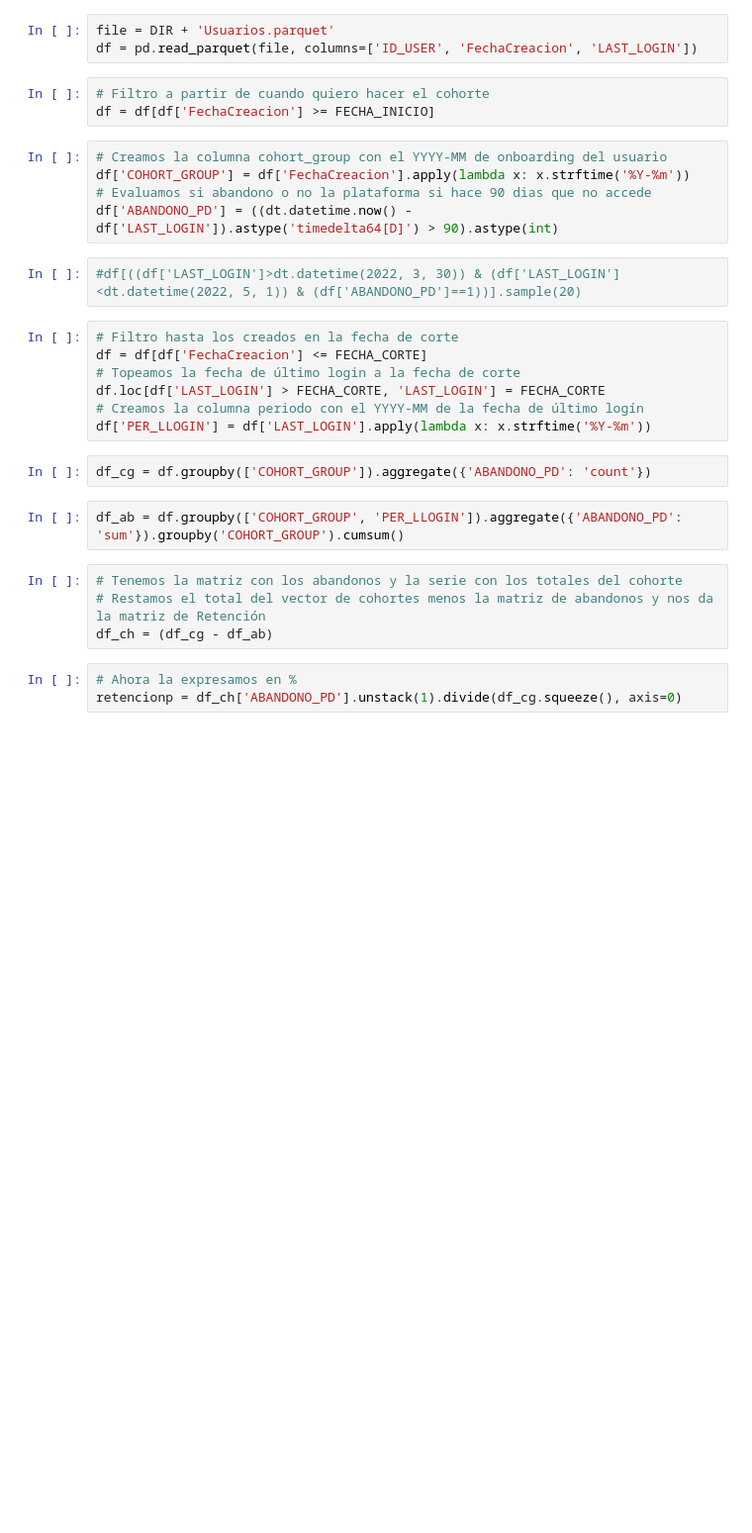
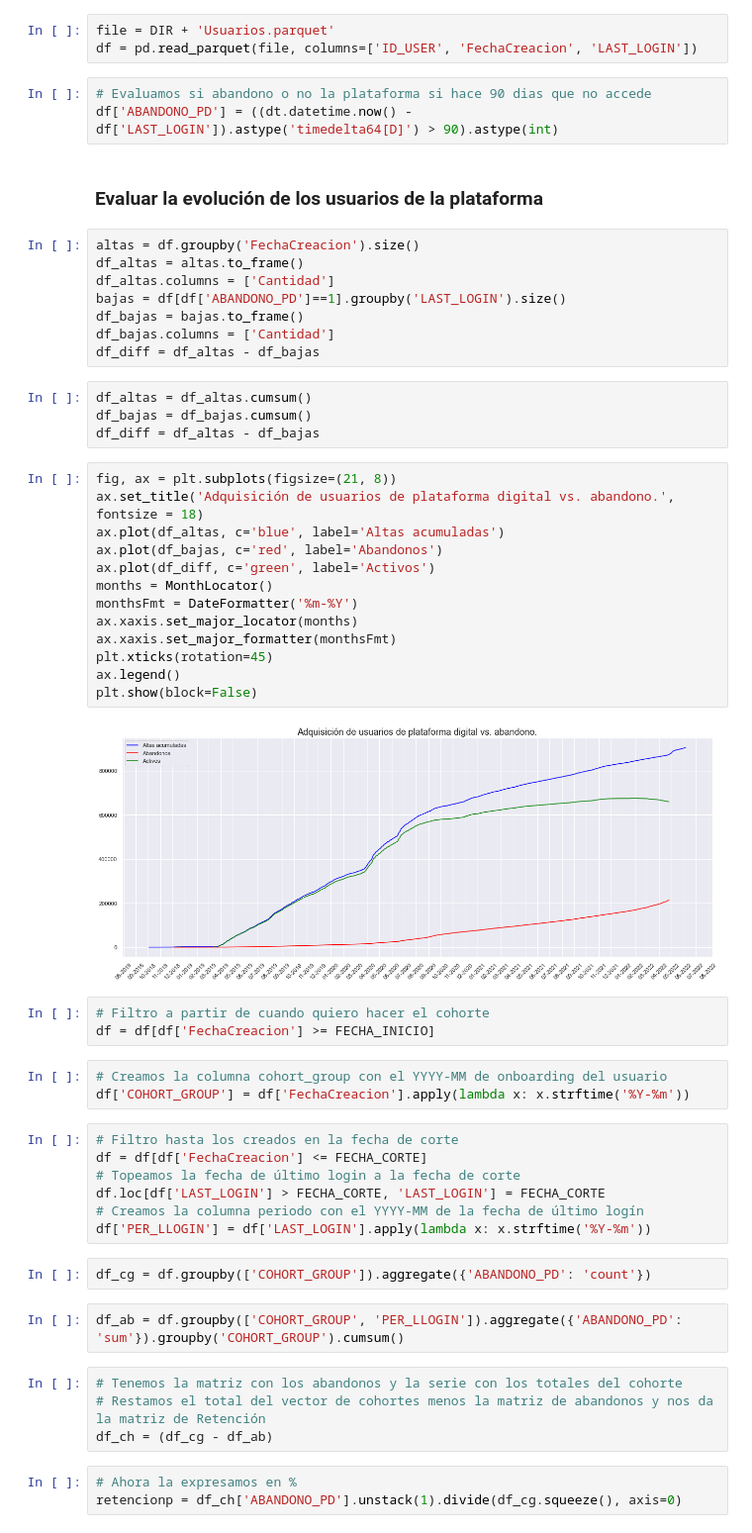
Before and after one commit to pfauda/trayecto3, a Jupyter notebook: Notebooks/Cohort.ipynb, the cells around one changed output. Shown at 99% size. Cells and saved outputs as stored; diff of their text form; blank space fills up the shorter version.

Commit message:
Se agrega adquisición vs abandono.

```diff
--- a/Notebooks/Cohort.ipynb
+++ b/Notebooks/Cohort.ipynb
@@ -28,16 +31,44 @@ FECHA_CORTE = dt.datetime(2022, 4, 30)
 # %%
 file = DIR + 'Usuarios.parquet'
 df = pd.read_parquet(file, columns=['ID_USER', 'FechaCreacion', 'LAST_LOGIN'])
+# %%
+# Evaluamos si abandono o no la plataforma si hace 90 dias que no accede
+df['ABANDONO_PD'] = ((dt.datetime.now() - df['LAST_LOGIN']).astype('timedelta64[D]') > 90).astype(int)
+# %% [markdown]
+### Evaluar la evolución de los usuarios de la plataforma
+# %%
+altas = df.groupby('FechaCreacion').size()
+df_altas = altas.to_frame()
+df_altas.columns = ['Cantidad']
+bajas = df[df['ABANDONO_PD']==1].groupby('LAST_LOGIN').size()
+df_bajas = bajas.to_frame()
+df_bajas.columns = ['Cantidad']
+df_diff = df_altas - df_bajas
+# %%
+df_altas = df_altas.cumsum()
+df_bajas = df_bajas.cumsum()
+df_diff = df_altas - df_bajas
+# %%
+fig, ax = plt.subplots(figsize=(21, 8))
+ax.set_title('Adquisición de usuarios de plataforma digital vs. abandono.', fontsize = 18)
+ax.plot(df_altas, c='blue', label='Altas acumuladas')
+ax.plot(df_bajas, c='red', label='Abandonos')
+ax.plot(df_diff, c='green', label='Activos')
+months = MonthLocator()
+monthsFmt = DateFormatter('%m-%Y')
+ax.xaxis.set_major_locator(months)
+ax.xaxis.set_major_formatter(monthsFmt)
+plt.xticks(rotation=45)
+ax.legend()
+plt.show(block=False)
+# %% [output]
+[figure, added]
 # %%
 # Filtro a partir de cuando quiero hacer el cohorte
 df = df[df['FechaCreacion'] >= FECHA_INICIO]
 # %%
 # Creamos la columna cohort_group con el YYYY-MM de onboarding del usuario
 df['COHORT_GROUP'] = df['FechaCreacion'].apply(lambda x: x.strftime('%Y-%m'))
-# Evaluamos si abandono o no la plataforma si hace 90 dias que no accede
-df['ABANDONO_PD'] = ((dt.datetime.now() - df['LAST_LOGIN']).astype('timedelta64[D]') > 90).astype(int)
-# %%
-#df[((df['LAST_LOGIN']>dt.datetime(2022, 3, 30)) & (df['LAST_LOGIN']<dt.datetime(2022, 5, 1)) & (df['ABANDONO_PD']==1))].sample(20)
 # %%
 # Filtro hasta los creados en la fecha de corte
 df = df[df['FechaCreacion'] <= FECHA_CORTE]
```
Also changed, not shown: parts of 3 cells of this notebook.
